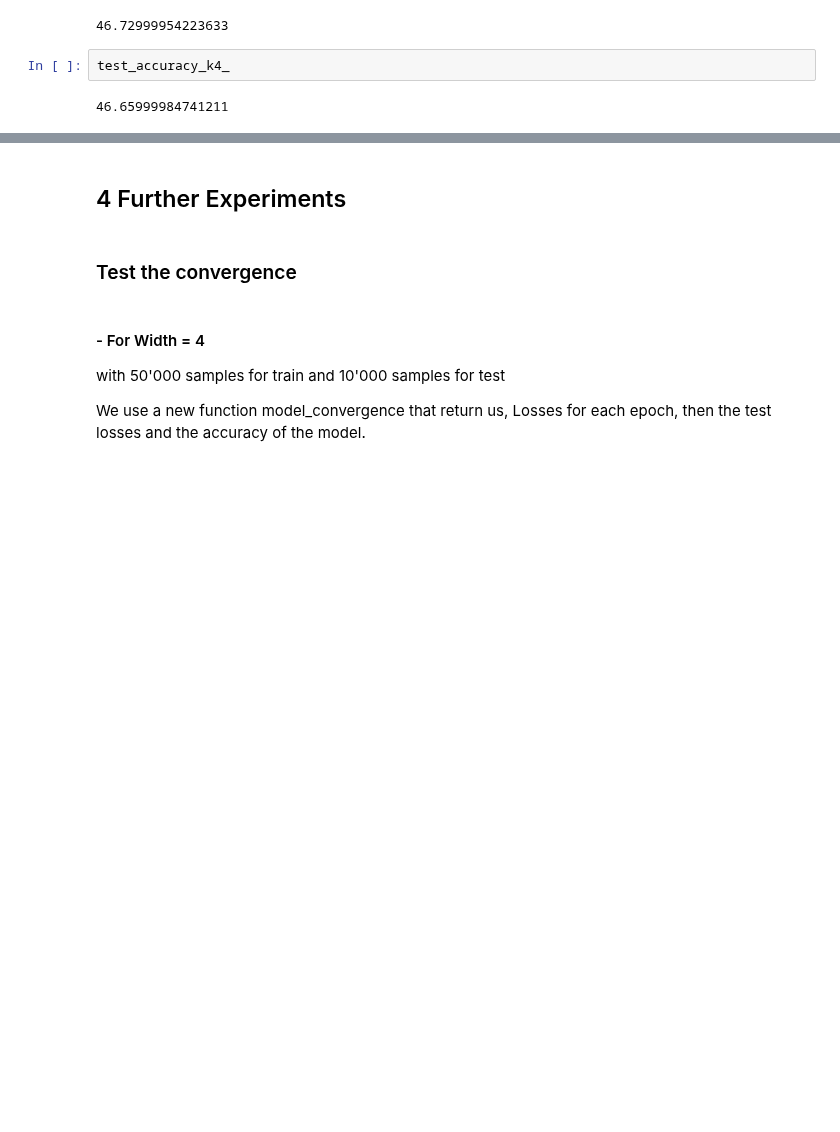
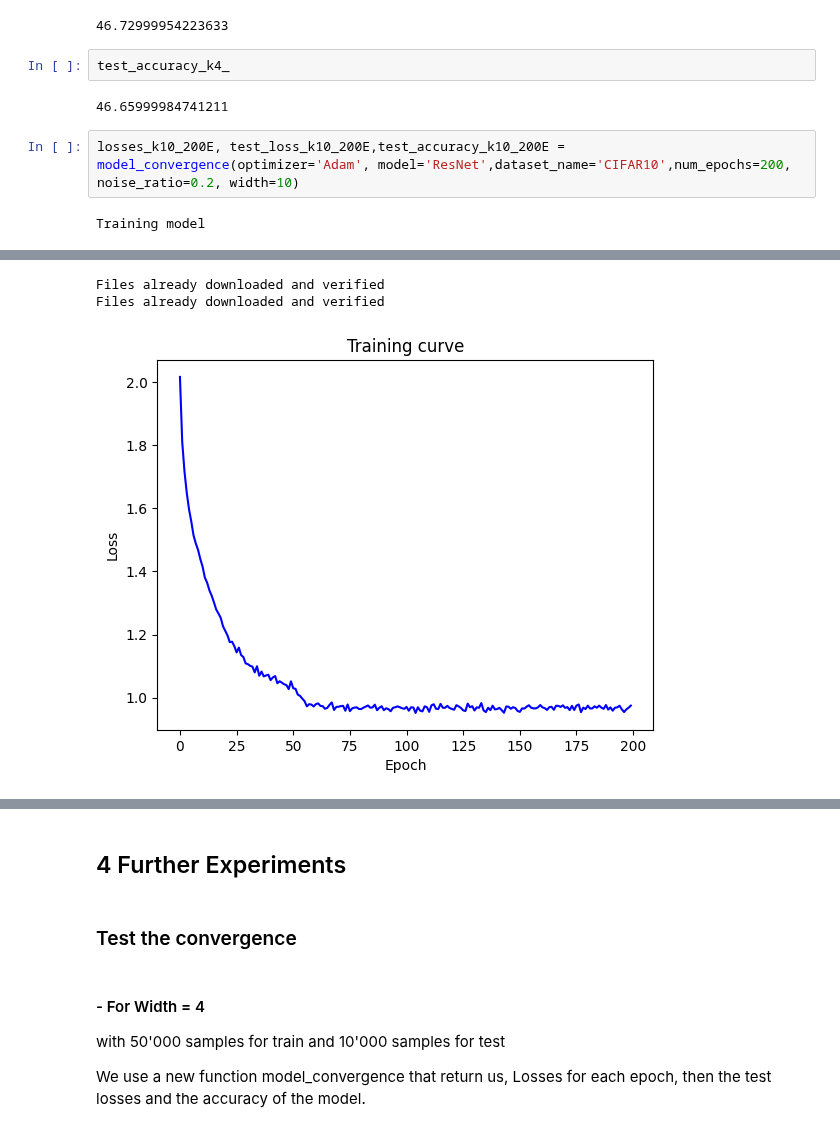
Before and after one commit to roduit/EE-411-FOIL-Project, a Jupyter notebook: source/main.ipynb, the cells around one changed output, grey strips where cells are left out. Drawn from its saved outputs; the diff is of its cells as text; blank space fills up the shorter version.

```diff
--- a/source/main.ipynb
+++ b/source/main.ipynb
@@ -274,3 +265,7 @@ test_accuracy_k10_
 test_accuracy_k4_
 # %% [output]
 46.65999984741211
+# %%
+losses_k10_200E, test_loss_k10_200E,test_accuracy_k10_200E = model_convergence(optimizer='Adam', model='ResNet',dataset_name='CIFAR10',num_epochs=200, noise_ratio=0.2, width=10)
+# %% [output]
+Training model
@@ -276,0 +273,3 @@ test_accuracy_k4_
+Files already downloaded and verified
+Files already downloaded and verified
+[figure, added]
```
Also changed, not shown: parts of 20 cells of this notebook, 6 other files.
